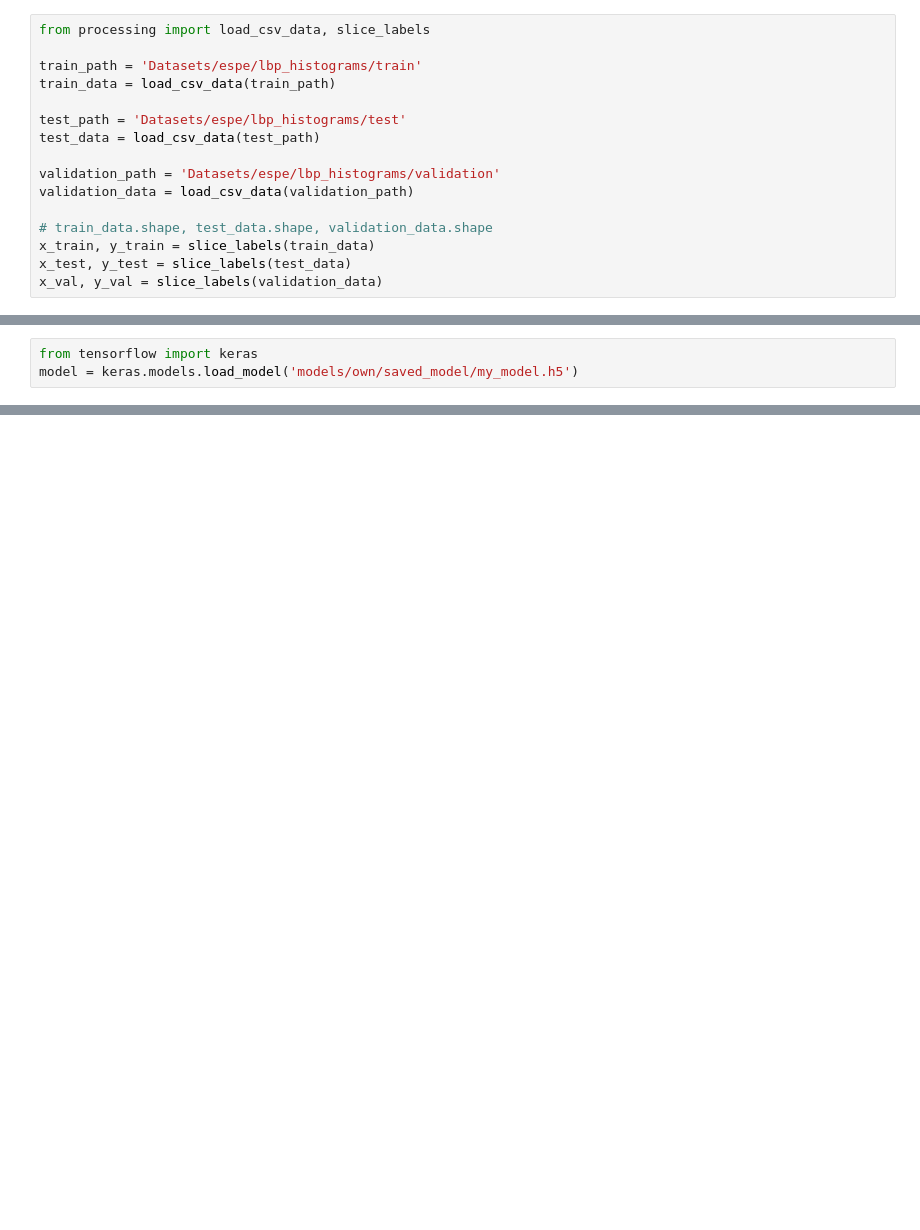
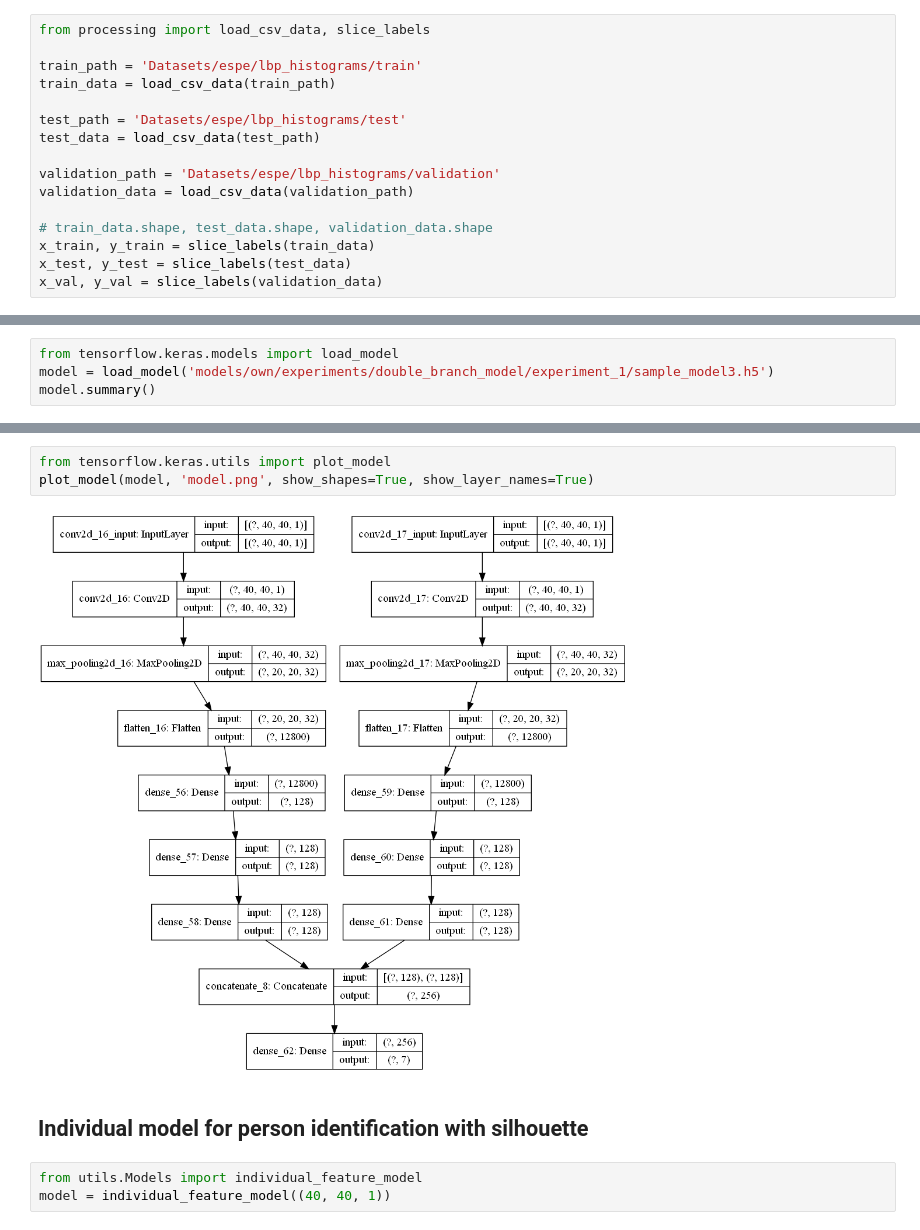
Before and after one commit to dbchango/re-id-project, a Jupyter notebook: model_exp.ipynb, the cells around one changed output, grey strips where cells are left out. Drawn from its saved outputs; the diff is of its cells as text; blank space fills up the shorter version.

```diff
--- a/model_exp.ipynb
+++ b/model_exp.ipynb
@@ -342,4 +85,5 @@ Using TensorFlow backend.
 # %%
-from tensorflow import keras
-model = keras.models.load_model('models/own/saved_model/my_model.h5')
+from tensorflow.keras.models import load_model
+model = load_model('models/own/experiments/double_branch_model/experiment_1/sample_model3.h5')
+model.summary()
 # %% [output]
@@ -359,0 +107,10 @@ model.evaluate(x=x_rgb_test, y=y_rgb_test)
+# %%
+from tensorflow.keras.utils import plot_model
+plot_model(model, 'model.png', show_shapes=True, show_layer_names=True)
+# %% [output]
+[figure, added]
+# %% [markdown]
+## Individual model for person identification with silhouette
+# %%
+from utils.Models import individual_feature_model
+model = individual_feature_model((40, 40, 1))
```
Also changed, not shown: parts of 25 cells of this notebook, 7 other files.
